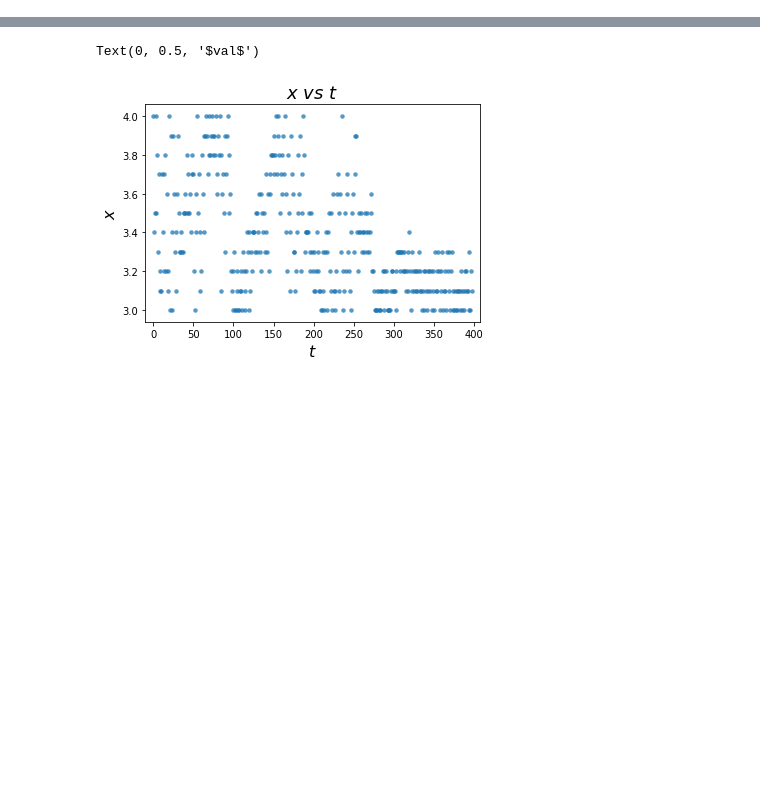
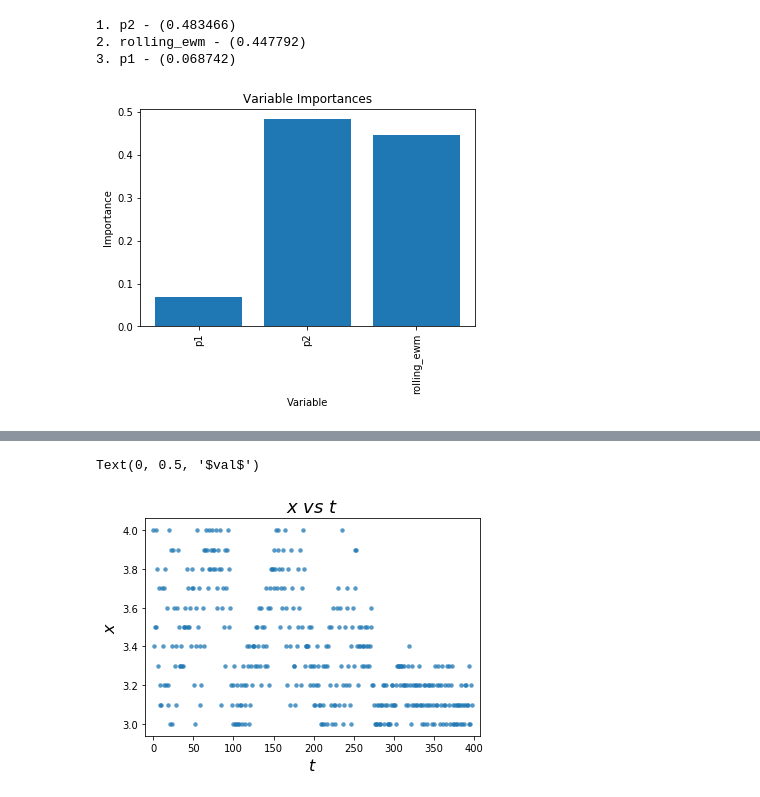
Before and after one commit to test-v1/notebooks-1, a Jupyter notebook: yolo/Prod Model Validation.ipynb, the cells around one changed output, grey strips where cells are left out. Cells and saved outputs as stored; diff of their text form; code cells hidden in the pictures; blank space fills up the shorter version.

```diff
--- a/yolo/Prod Model Validation.ipynb
+++ b/yolo/Prod Model Validation.ipynb
@@ -14,23 +15,26 @@ import matplotlib.pyplot as plt
 
 MAX_FRAME_NUM = 1000000
 # %%
-failure_starts = pd.read_csv('/mnt/ml-data4/tsd/val_mp4s.csv', header=None, index_col=0).sample(frac=1)
+failure_starts = pd.read_csv('/Users/kenneth/Projects/ga-ml/tsd/val_mp4s.csv', header=None, index_col=0).sample(frac=1)
+failure_starts.index = failure_starts.index.map(int)
 failure_starts['start1'] = MAX_FRAME_NUM
 failure_starts['start2'] = MAX_FRAME_NUM
 
-selected_failure_starts = pd.read_csv('/mnt/ml-data4/tsd/failure_starts.csv', index_col=0, names=['start1', 'start2'])
-selected_failure_starts['start1'] = selected_failure_starts['start1']*25/30 # account for the 25fps vs 30 fps bug in the code.
-selected_failure_starts['start2'] = selected_failure_starts['start2']*25/30 # account for the 25fps vs 30 fps bug in the code.
+selected_failure_starts = pd.read_csv('/Users/kenneth/Projects/ga-ml/tsd/failure_starts.csv', index_col=0, names=['start1', 'start2'])
+selected_failure_starts.index = selected_failure_starts.index.map(int)
+# selected_failure_starts['start1'] = selected_failure_starts['start1']*25/30 # account for the 25fps vs 30 fps bug in the code.
+# selected_failure_starts['start2'] = selected_failure_starts['start2']*25/30 # account for the 25fps vs 30 fps bug in the code.
 max_id = max(selected_failure_starts.index)
 failure_starts = failure_starts[failure_starts.index <= max_id]
 failure_starts = failure_starts[failure_starts.index >= 4572]
 failure_starts.update(selected_failure_starts)
 failure_starts.loc[failure_starts['start2'] < 0, 'start2'] = MAX_FRAME_NUM
 
-vids = [str(i) for i in failure_starts.index.values.tolist()]
-
-failed_videos = failure_starts[failure_starts.start1 < MAX_FRAME_NUM]
-succeeded_videos = failure_starts[failure_starts.start1 >= MAX_FRAME_NUM]
+vids = failure_starts.index.values.tolist()
+failed_vids = failure_starts[failure_starts.start1 < MAX_FRAME_NUM].index.values
+succeeded_vids = failure_starts[failure_starts.start1 >= MAX_FRAME_NUM].index.values
+np.random.shuffle(failed_vids)
+np.random.shuffle(succeeded_vids)
 # %%
 # baselione - prod performance. Precision: 0.21.  Recall - 0.45
 
@@ -87,11 +91,11 @@ def detect_failure_start(vid, plot=False, **args):
 # %%
 raw_dets = []
 for pkl in ['prod1.pkl', 'prod2.pkl', 'prod3.pkl', 'prod4.pkl', 'prod5.pkl', 'prod6.pkl', 'prod7.pkl', 'prod8.pkl', 'prod9.pkl', 'prod10.pkl']:
-    raw_dets = raw_dets + pickle.load( open( "/mnt/ml-data4/error-analysis/tsd-val/neg_32213_22300.out/"+pkl, "rb" ) )
+    raw_dets = raw_dets + pickle.load( open( "/Users/kenneth/Projects/ga-ml/tsd/neg_32213_22300.out/"+pkl, "rb" ) )
 
 dets_map = dict()
 for det in raw_dets:
-    vid = str(int(det[0].split('-')[1].split('/')[-1]))
+    vid = int(det[0].split('-')[1].split('/')[-1])
     fid = int(det[0].split('-')[2].split('.')[0])
     dets_map.setdefault(vid, []).append([fid, det[1][0][1], det[1][1][1], det[1][2][1]])
 # %%
@@ -378,0 +267,25 @@ print(len(results['fp']), len(results['fn']))
+# %%
+from sklearn.ensemble import RandomForestClassifier
+model = RandomForestClassifier(random_state = 42, n_estimators=7, max_depth=2)
+model.fit(training_ds[:,1:],training_ds[:,0])
+
+importances = model.feature_importances_
+std = np.std([tree.feature_importances_ for tree in model.estimators_],
+             axis=0)
+indices = np.argsort(importances)[::-1]
+for f in range(training_ds[:,1:].shape[1]):
+    print("%d. %s - (%f)" % (f + 1, feature_list[indices[f]], importances[indices[f]]))
+
+# list of x locations for plotting
+x_values = list(range(len(importances)))
+# Make a bar chart
+plt.bar(x_values, importances, orientation = 'vertical')
+# Tick labels for x axis
+plt.xticks(x_values, feature_list, rotation='vertical')
+# Axis labels and title
+plt.ylabel('Importance'); plt.xlabel('Variable'); plt.title('Variable Importances');
+# %% [output]
+1. p2 - (0.483466)
+2. rolling_ewm - (0.447792)
+3. p1 - (0.068742)
+[figure, added]
```
Also changed, not shown: parts of 28 cells of this notebook.
